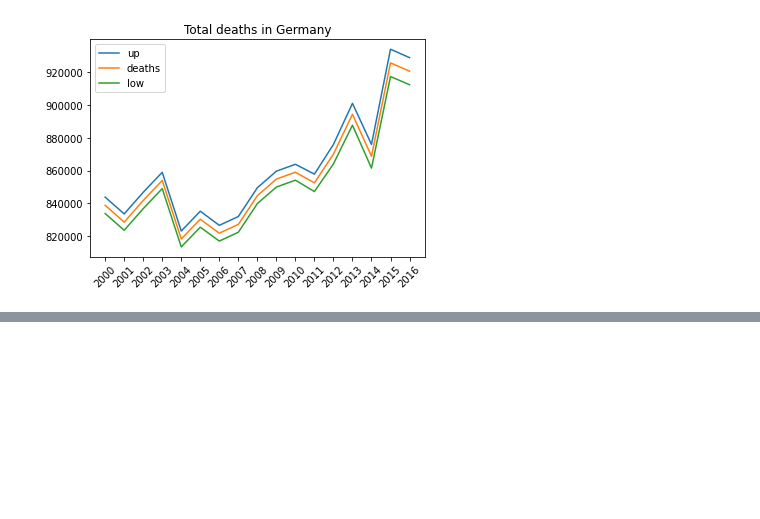
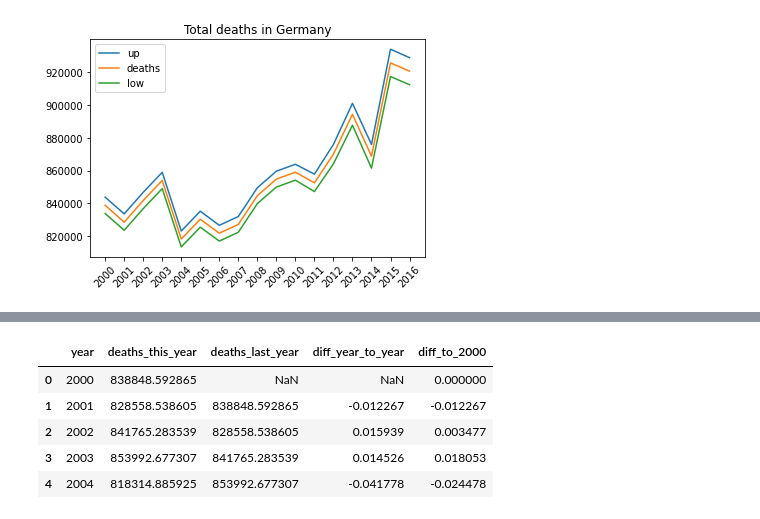
Before and after one commit to kevinsuedmersen/hadoop-sandbox, a Jupyter notebook: jupyter-spark/work/assignments/uebung_29_pyspark.ipynb, the cells around one changed output, grey strips where cells are left out. Saved outputs shown, nothing was run; the diff lists cells and outputs as text; code cells hidden in the pictures; blank space fills up the shorter version.

```diff
--- a/jupyter-spark/work/assignments/uebung_29_pyspark.ipynb
+++ b/jupyter-spark/work/assignments/uebung_29_pyspark.ipynb
@@ -294,0 +360,12 @@ _ = ax.set_title('death causes in 2016')
+# %%
+# Calculate the percentage differences with respect to year 2000
+deaths_2000 = deaths_long.loc[deaths_long.year == '2000', 'deaths_this_year'].item()
+deaths_long['diff_to_2000'] = ((deaths_long['deaths_this_year'] - deaths_2000) / deaths_2000)
+deaths_long.head()
+# %% [output]
+|  | year | deaths_this_year | deaths_last_year | diff_year_to_year | diff_to_2000 |
+| 0 | 2000 | 838848.592865 | NaN | NaN | 0.000000 |
+| 1 | 2001 | 828558.538605 | 838848.592865 | -0.012267 | -0.012267 |
+| 2 | 2002 | 841765.283539 | 828558.538605 | 0.015939 | 0.003477 |
+| 3 | 2003 | 853992.677307 | 841765.283539 | 0.014526 | 0.018053 |
+| 4 | 2004 | 818314.885925 | 853992.677307 | -0.041778 | -0.024478 |
```
Also changed, not shown: parts of 15 cells of this notebook.
